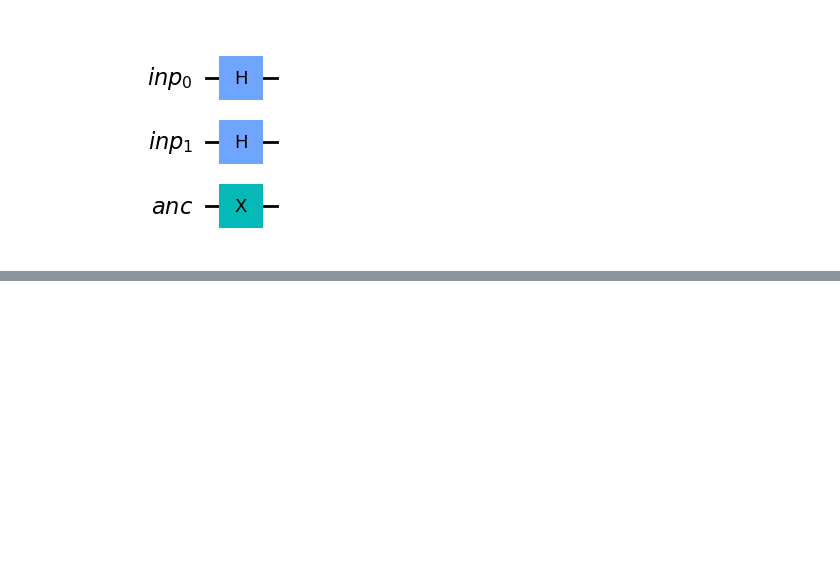
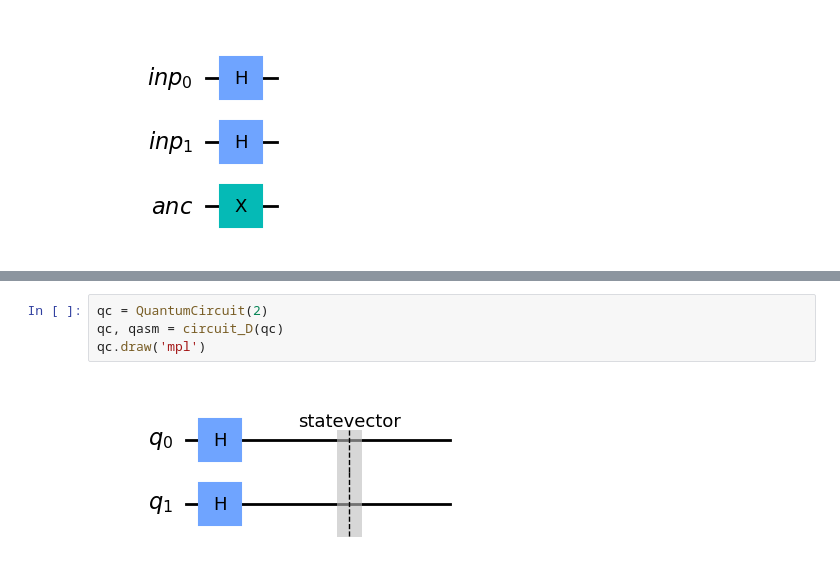
Before and after one commit to VRGQuantumTech/learning_qiskit, a Jupyter notebook: exam_exercices.ipynb, the cells around one changed output, grey strips where cells are left out. Saved outputs shown, nothing was run; the diff lists cells and outputs as text; blank space fills up the shorter version.

```diff
--- a/exam_exercices.ipynb
+++ b/exam_exercices.ipynb
@@ -233,0 +319,6 @@ Option D gives $ |q_1q_0>\frac{1}{2} (|00> + |01> +|10> + |11>) $ which is not a
+# %%
+qc = QuantumCircuit(2)
+qc, qasm = circuit_D(qc)
+qc.draw('mpl')
+# %% [output]
+[figure, added]
```
Also changed, not shown: parts of 17 cells of this notebook.
